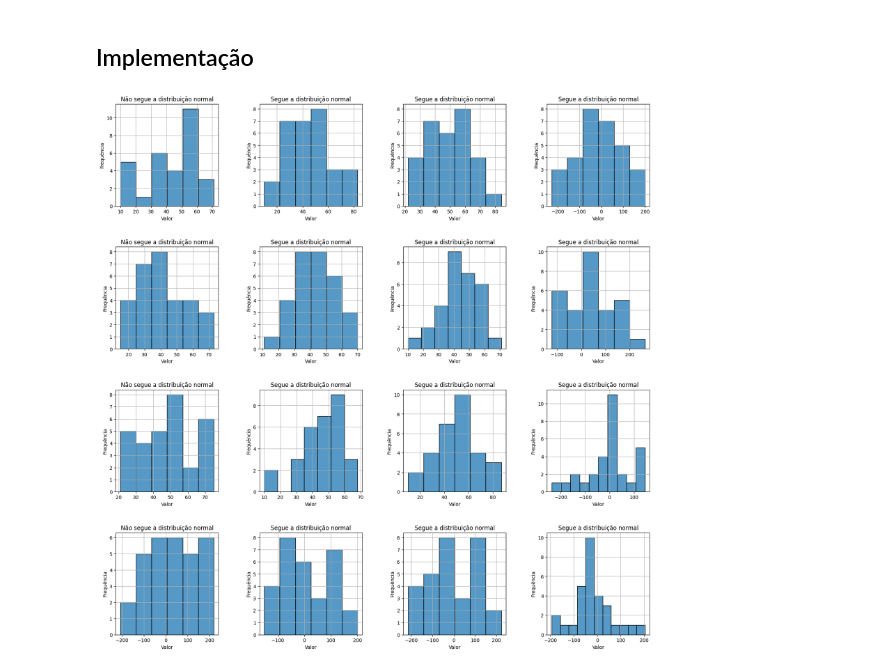
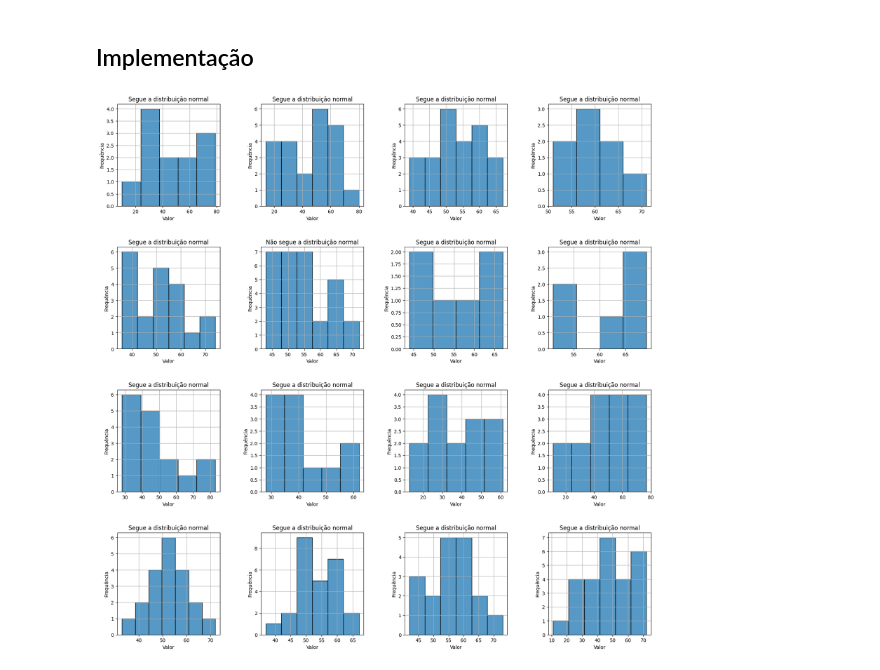
Before and after one commit to erlonL/testes-inferencia, a Jupyter notebook: Teste_ShapiroWilk_Plots.ipynb, the cells around one changed output. Cells and saved outputs as stored; diff of their text form; code cells hidden in the pictures.

```diff
--- a/Teste_ShapiroWilk_Plots.ipynb
+++ b/Teste_ShapiroWilk_Plots.ipynb
@@ -21,20 +21,12 @@ def generate_normal_random_values(count, min_val, max_val):
     X = np.clip(X, min_val, max_val)
 
     return X
-# %%
-def generate_sample(count, min_val, max_val):
-    probabilidades = [1, 2, 3, 4, 5, 6, 5, 4, 3, 2, 1]
-
-    #normalizar as probabilidades para somar 1
-    probabilidades_normalizadas = [p / sum(probabilidades) for p in probabilidades]
-
-    #gera a amostra aleatória com base nas probabilidades
-    amostra_aleatoria = []
-    for _ in range(count):
-        valor = random.choices(range(min_val, max_val + 1), weights=probabilidades_normalizadas)[0] #esse [0] é pra tirar o valor único da lista
-        amostra_aleatoria.append(valor)
-
-    return amostra_aleatoria
+# %%
+def g_par():
+    return random.randint(2, 15) * 2
+# %%
+def generate_sample(n, low, high, num_vars=10):
+    return np.sum(np.random.uniform(low, high, (n, num_vars)), axis=1) / num_vars
 # %%
 def generate_fake_normal_sample(n, min_val, max_val):
     u1 = []
@@ -104,20 +98,23 @@ a = {
     15: [0, 0, 0, 0, 0, 0, 0, 0, 0, 0, 0, 0, 0, 0, 0, 0, 0, 0, 0, 0, 0, 0, 0, 0, 0, 0, 0, 0.0000,	0.0076]
 }
 # %%
+
+rdf = pd.DataFrame()
 is_accepted = []
 is_accepted_test = []
 
 fig, axs = plt.subplots(nrows=4, ncols=4, figsize=(20, 20))
 plt.subplots_adjust(wspace=0.4, hspace=0.4)
 
-fns = [generate_fake_normal_sample, generate_normal_random_values]
+fns = [generate_sample, generate_normal_random_values]
 
 for h in range(4):
     is_accepted_child = []
     is_accepted_test_child = []
     for j in range(4):
+      n = g_par()
 
-      valores = random.choice(fns)(30, 10, 100)
+      valores = random.choice(fns)(n, 10, 100)
 
       #valores = generate_normal_random_values(30, 10, 100)
       valores = treat_values(valores)
@@ -128,7 +125,7 @@ for h in range(4):
 
       tabela = pd.DataFrame(columns=colunas)
 
-      n = 30
+      #n = 30
 
       i = []
       n_i_1 = []
@@ -176,35 +173,53 @@ for h in range(4):
 
       Wcritico = shapiro_wilk_critico(cont)
 
       if Wcalc > Wcritico:
         is_accepted_child.append(True)
       else:
         is_accepted_child.append(False)
 
       #testando com a biblioteca padrão
       stat, p = shapiro(valores)
       alpha = 0.05
 
       if p < alpha:
           is_accepted_test_child.append(False)
       else:
           is_accepted_test_child.append(True)
 
-      is_accepted.append(is_accepted_child)
-      is_accepted_test.append(is_accepted_test_child)
-
       #sns.histplot(valores)
 
-      if(is_accepted[h][j]):
+      if(is_accepted_child[j]):
           axs[h][j].set_title('Segue a distribuição normal')
       else:
           axs[h][j].set_title('Não segue a distribuição normal')
+
       axs[h][j].set_xlabel('Valor')
       axs[h][j].set_ylabel('Frequência')
       axs[h][j].grid(True)
       sns.histplot(valores, ax=axs[h][j])
 
+      linha = {}
+      linha['Amostra'] = f'{h+1}-{j+1}'
+      linha['n'] = n
+      linha['Média'] = media
+      linha['Variância'] = var
+      linha['Desvio Padrão'] = dp
+      linha['Wcritico'] = Wcritico
+      linha['Wcalc'] = Wcalc
+      linha['Wcalc_bib'] = stat
+      linha['pvalue'] = p
+      linha['alpha'] = alpha
+      linha['Resultado'] = is_accepted_child[j]
+      linha['Resultado_bib'] = is_accepted_test_child[j]
+      linha['Resultado_final'] = is_accepted_child[j] == is_accepted_test_child[j]
+
+      rdf = pd.concat([rdf, pd.DataFrame([linha])])
+
+    is_accepted.append(is_accepted_child)
+    is_accepted_test.append(is_accepted_test_child)
+
 
 plt.show()
 # %% [output]
-[figure, old version]
+[figure, new version]
```
Also changed, not shown: parts of 6 cells of this notebook, 3 other files.
